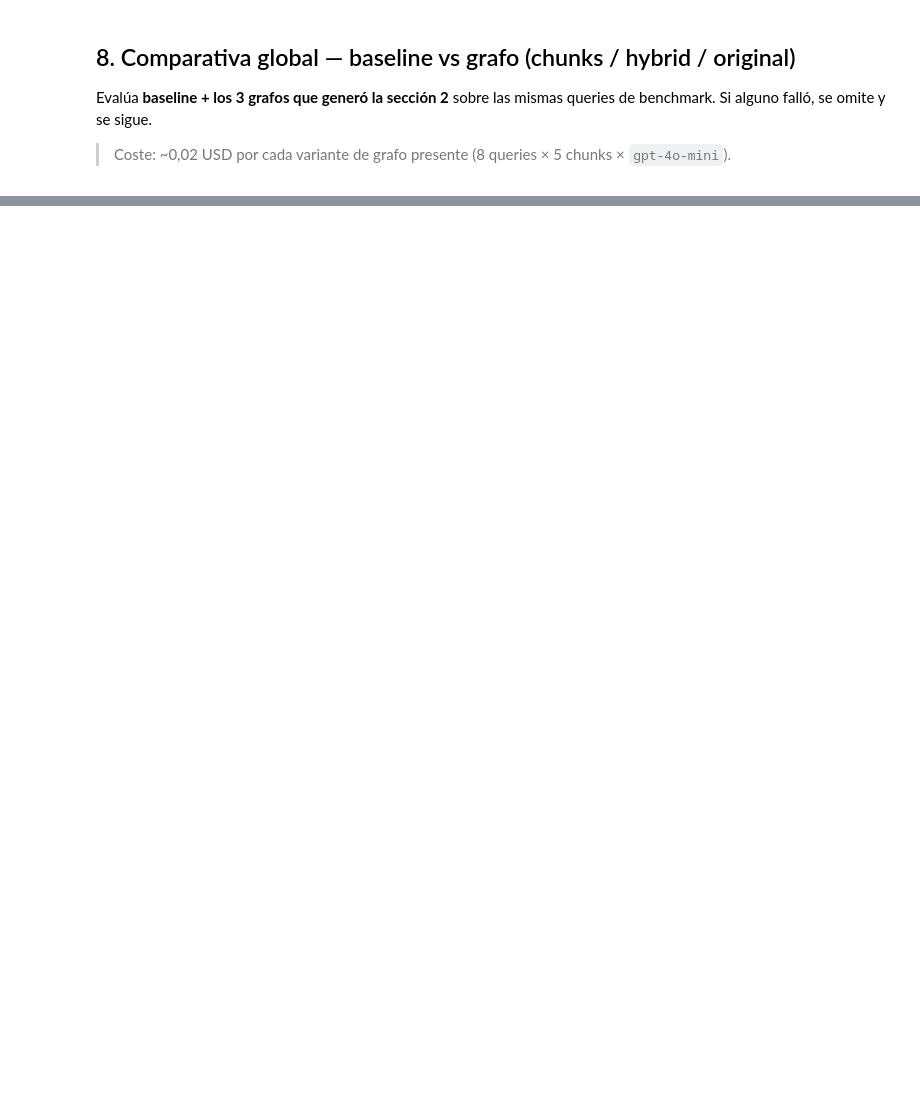
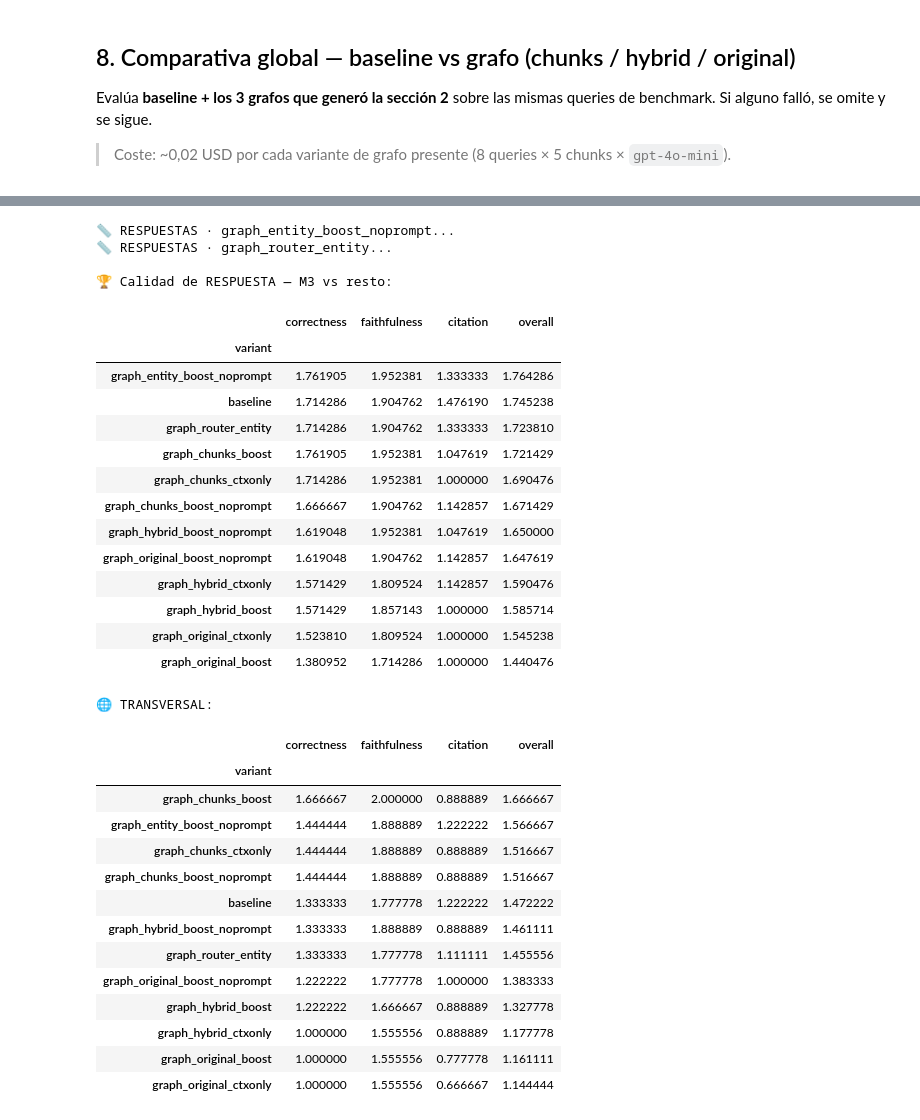
Before and after one commit to jpalmagarro/RAG-UPCSchool-Project, a Jupyter notebook: notebooks/experiments/graph_rag.ipynb, the cells around one changed output, grey strips where cells are left out. Saved outputs shown, nothing was run; the diff lists cells and outputs as text; code cells hidden in the pictures; blank space fills up the shorter version.

```diff
--- a/notebooks/experiments/graph_rag.ipynb
+++ b/notebooks/experiments/graph_rag.ipynb
@@ -1166,0 +2484,79 @@ Evaluando graph_original...
+# %%
+# ─── Eval calidad de RESPUESTA M3 ────────────────────────────────────
+if ANSWER_EVAL_ENABLED:
+    m3_ans_rows = {}
+
+    print("📏 RESPUESTAS · graph_entity_boost_noprompt...")
+    rows = []
+    for q in BENCHMARK_QUERIES:
+        ans, chunks, triples, _ = generate_entity_answer(q, use_router=False)
+        ctx = [strip_doc_prefix(c["text"], EMBED_BACKEND) for c in chunks]
+        rows.append({"query": q[:60], **judge_answer(q, ans, ctx)})
+    m3_ans_rows["graph_entity_boost_noprompt"] = rows
+
+    print("📏 RESPUESTAS · graph_router_entity...")
+    rows = []
+    for q in BENCHMARK_QUERIES:
+        ans, chunks, triples, label = generate_entity_answer(q, use_router=True)
+        ctx = [strip_doc_prefix(c["text"], EMBED_BACKEND) for c in chunks]
+        rows.append({"query": q[:60], "label": label, **judge_answer(q, ans, ctx)})
+    m3_ans_rows["graph_router_entity"] = rows
+
+    m3_summaries = [summarize_answer_rows(n, r) for n, r in m3_ans_rows.items()]
+
+    try:
+        df_m3_ans = pd.DataFrame(answer_summaries + m3_summaries).set_index("variant")
+    except NameError:
+        df_m3_ans = pd.DataFrame(m3_summaries).set_index("variant")
+
+    print("\n🏆 Calidad de RESPUESTA — M3 vs resto:")
+    display(df_m3_ans.sort_values("overall", ascending=False))
+
+    print("\n🌐 TRANSVERSAL:")
+    _t_rows = []
+    try:
+        for name, all_rows in answer_details.items():
+            sub = [r for r, q in zip(all_rows, BENCHMARK_QUERIES) if q in BENCHMARK_QUERIES_TRANSVERSAL]
+            _t_rows.append(summarize_answer_rows(name, sub))
+    except NameError:
+        pass
+    for name, rows in m3_ans_rows.items():
+        sub = [r for r, q in zip(rows, BENCHMARK_QUERIES) if q in BENCHMARK_QUERIES_TRANSVERSAL]
+        _t_rows.append(summarize_answer_rows(name, sub))
+    display(pd.DataFrame(_t_rows).set_index("variant").sort_values("overall", ascending=False))
+else:
+    print("ANSWER_EVAL_ENABLED=False → saltado")
+# %% [output]
+📏 RESPUESTAS · graph_entity_boost_noprompt...
+📏 RESPUESTAS · graph_router_entity...
+
+🏆 Calidad de RESPUESTA — M3 vs resto:
+|  | correctness | faithfulness | citation | overall |
+| variant |  |  |  |  |
+| graph_entity_boost_noprompt | 1.761905 | 1.952381 | 1.333333 | 1.764286 |
+| baseline | 1.714286 | 1.904762 | 1.476190 | 1.745238 |
+| graph_router_entity | 1.714286 | 1.904762 | 1.333333 | 1.723810 |
+| graph_chunks_boost | 1.761905 | 1.952381 | 1.047619 | 1.721429 |
+| graph_chunks_ctxonly | 1.714286 | 1.952381 | 1.000000 | 1.690476 |
+| graph_chunks_boost_noprompt | 1.666667 | 1.904762 | 1.142857 | 1.671429 |
+| graph_hybrid_boost_noprompt | 1.619048 | 1.952381 | 1.047619 | 1.650000 |
+| graph_original_boost_noprompt | 1.619048 | 1.904762 | 1.142857 | 1.647619 |
+| graph_hybrid_ctxonly | 1.571429 | 1.809524 | 1.142857 | 1.590476 |
+| graph_hybrid_boost | 1.571429 | 1.857143 | 1.000000 | 1.585714 |
+| graph_original_ctxonly | 1.523810 | 1.809524 | 1.000000 | 1.545238 |
+| graph_original_boost | 1.380952 | 1.714286 | 1.000000 | 1.440476 |
+🌐 TRANSVERSAL:
+|  | correctness | faithfulness | citation | overall |
+| variant |  |  |  |  |
+| graph_chunks_boost | 1.666667 | 2.000000 | 0.888889 | 1.666667 |
+| graph_entity_boost_noprompt | 1.444444 | 1.888889 | 1.222222 | 1.566667 |
+| graph_chunks_ctxonly | 1.444444 | 1.888889 | 0.888889 | 1.516667 |
+| graph_chunks_boost_noprompt | 1.444444 | 1.888889 | 0.888889 | 1.516667 |
+| baseline | 1.333333 | 1.777778 | 1.222222 | 1.472222 |
+| graph_hybrid_boost_noprompt | 1.333333 | 1.888889 | 0.888889 | 1.461111 |
+| graph_router_entity | 1.333333 | 1.777778 | 1.111111 | 1.455556 |
+| graph_original_boost_noprompt | 1.222222 | 1.777778 | 1.000000 | 1.383333 |
+| graph_hybrid_boost | 1.222222 | 1.666667 | 0.888889 | 1.327778 |
+| graph_hybrid_ctxonly | 1.000000 | 1.555556 | 0.888889 | 1.177778 |
+| graph_original_boost | 1.000000 | 1.555556 | 0.777778 | 1.161111 |
+| graph_original_ctxonly | 1.000000 | 1.555556 | 0.666667 | 1.144444 |
```
Also changed, not shown: parts of 31 cells of this notebook.
